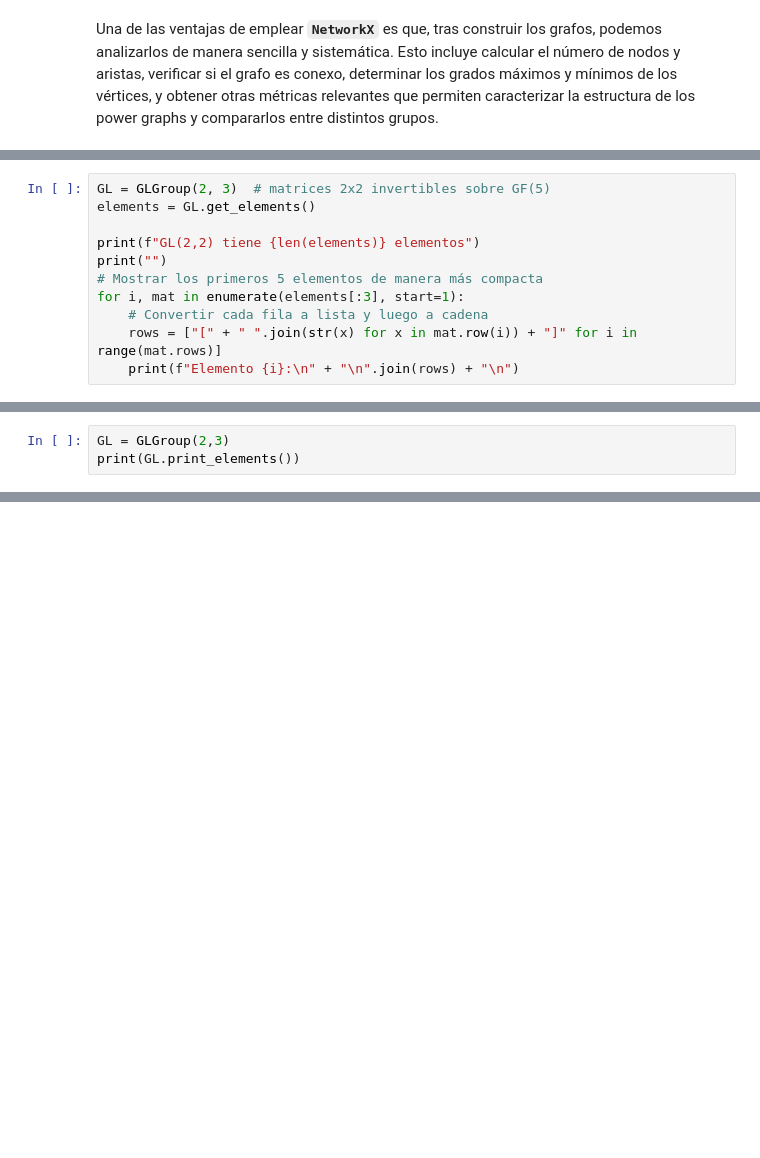
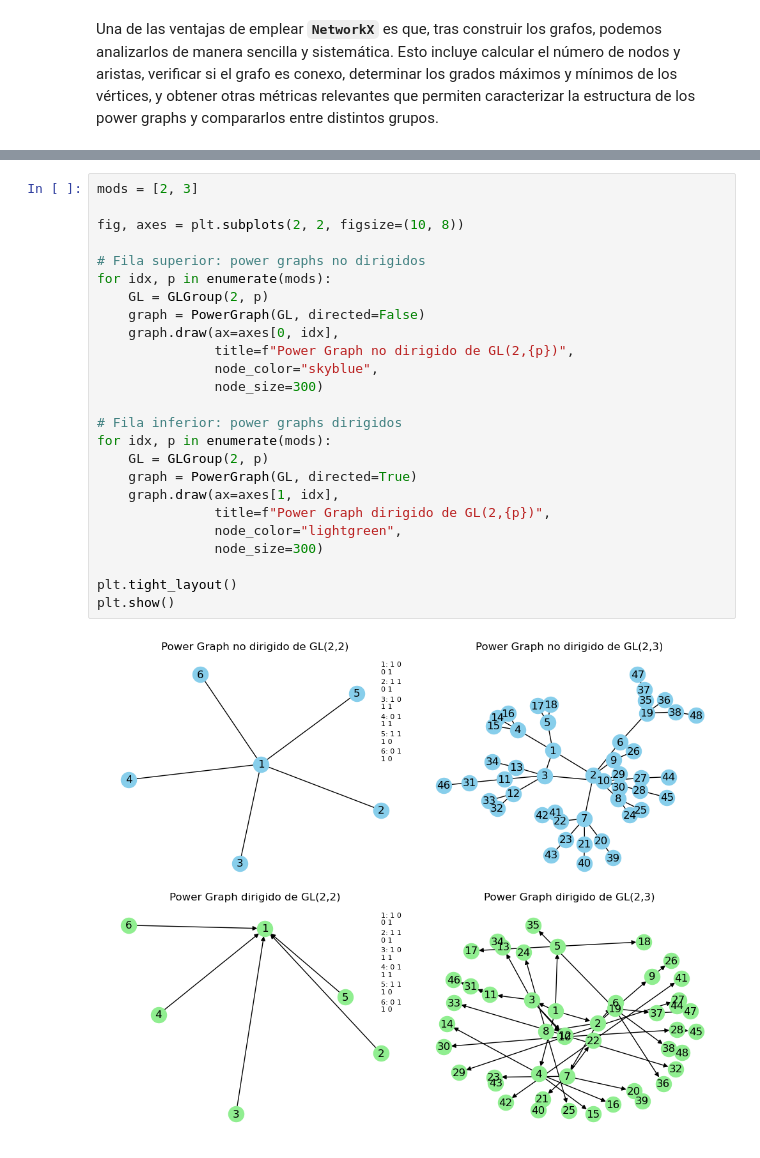
Before and after one commit to cjarango/GroupTheory, a Jupyter notebook: notebook/GroupsLab1.ipynb, the cells around one changed output, grey strips where cells are left out. Saved outputs shown, nothing was run; the diff lists cells and outputs as text; blank space fills up the shorter version.

```diff
--- a/notebook/GroupsLab1.ipynb
+++ b/notebook/GroupsLab1.ipynb
@@ -197,11 +178,0 @@ class GLGroup:
-# %%
-GL = GLGroup(2, 3)  # matrices 2x2 invertibles sobre GF(5)
-elements = GL.get_elements()
-
-print(f"GL(2,2) tiene {len(elements)} elementos")
-print("")
-# Mostrar los primeros 5 elementos de manera más compacta
-for i, mat in enumerate(elements[:3], start=1):
-    # Convertir cada fila a lista y luego a cadena
-    rows = ["[" + " ".join(str(x) for x in mat.row(i)) + "]" for i in range(mat.rows)]
-    print(f"Elemento {i}:\n" + "\n".join(rows) + "\n")
@@ -443,3 +178,0 @@ NameError: name 'create_power_graph' is not defined
-# %%
-GL = GLGroup(2,3)
-print(GL.print_elements())
@@ -490,0 +229,27 @@ print(info["incidence_matrix"])
+# %%
+mods = [2, 3]
+
+fig, axes = plt.subplots(2, 2, figsize=(10, 8))
+
+# Fila superior: power graphs no dirigidos
+for idx, p in enumerate(mods):
+    GL = GLGroup(2, p)
+    graph = PowerGraph(GL, directed=False)
+    graph.draw(ax=axes[0, idx],
+               title=f"Power Graph no dirigido de GL(2,{p})",
+               node_color="skyblue",
+               node_size=300)
+
+# Fila inferior: power graphs dirigidos
+for idx, p in enumerate(mods):
+    GL = GLGroup(2, p)
+    graph = PowerGraph(GL, directed=True)
+    graph.draw(ax=axes[1, idx],
+               title=f"Power Graph dirigido de GL(2,{p})",
+               node_color="lightgreen",
+               node_size=300)
+
+plt.tight_layout()
+plt.show()
+# %% [output]
+[figure, added]
```
Also changed, not shown: parts of 47 cells of this notebook.
